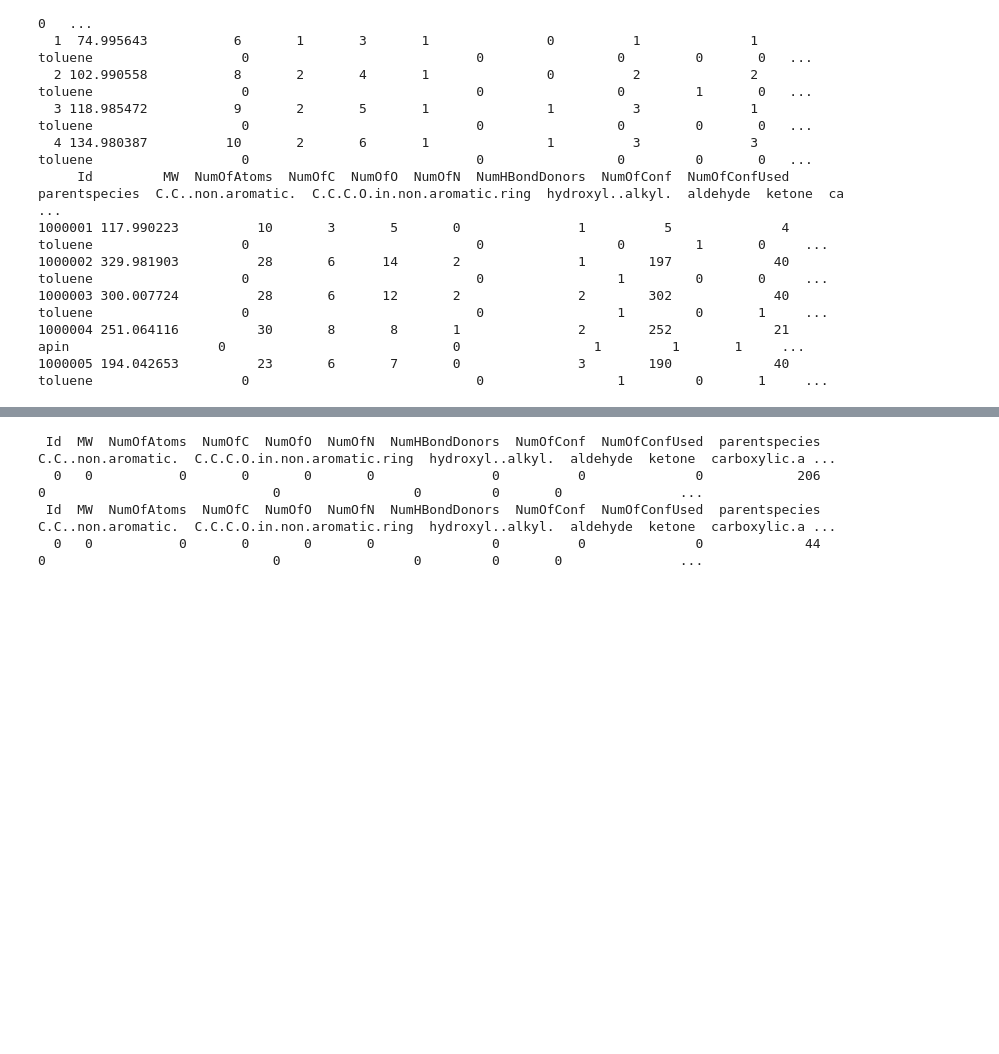
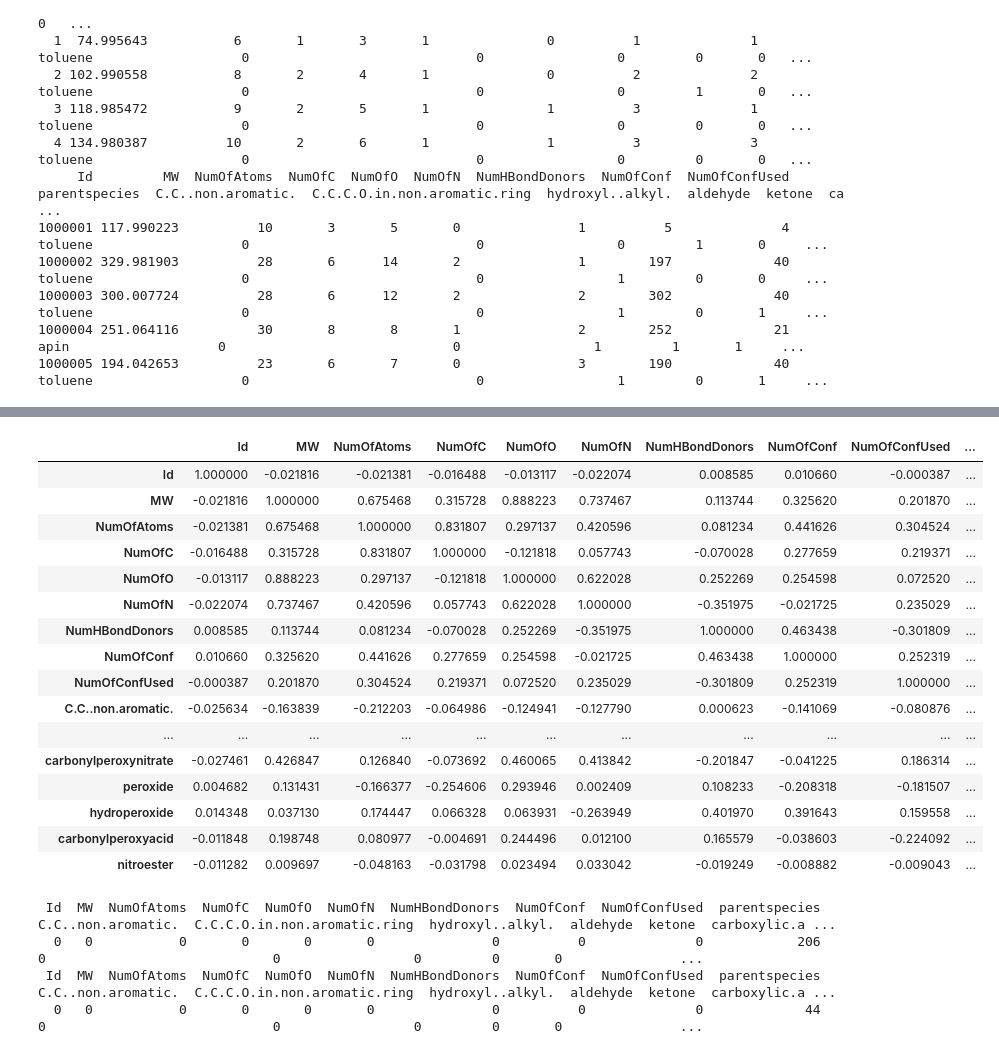
Before and after one commit to mventonen/ml-term-project, a Jupyter notebook: mlproject1.ipynb, the cells around one changed output, grey strips where cells are left out. Saved outputs shown, nothing was run; the diff lists cells and outputs as text; code cells hidden in the pictures; blank space fills up the shorter version.

```diff
--- a/mlproject1.ipynb
+++ b/mlproject1.ipynb
@@ -31,3 +58,29 @@ print(test_df.head().to_string(index=False))
+# %%
+# Check correlation matrix train
+test_no_parent_species = test_df.drop("parentspecies",axis=1)
+
+rs = np.random.RandomState(0)
+df = pd.DataFrame(rs.rand(10, 10))
+corr = test_no_parent_species.corr()
+corr.style.background_gradient(cmap='coolwarm')
+# %% [output]
+|  | Id | MW | NumOfAtoms | NumOfC | NumOfO | NumOfN | NumHBondDonors | NumOfConf | NumOfConfUsed | ... |
+| Id | 1.000000 | -0.021816 | -0.021381 | -0.016488 | -0.013117 | -0.022074 | 0.008585 | 0.010660 | -0.000387 | ... |
+| MW | -0.021816 | 1.000000 | 0.675468 | 0.315728 | 0.888223 | 0.737467 | 0.113744 | 0.325620 | 0.201870 | ... |
+| NumOfAtoms | -0.021381 | 0.675468 | 1.000000 | 0.831807 | 0.297137 | 0.420596 | 0.081234 | 0.441626 | 0.304524 | ... |
+| NumOfC | -0.016488 | 0.315728 | 0.831807 | 1.000000 | -0.121818 | 0.057743 | -0.070028 | 0.277659 | 0.219371 | ... |
+| NumOfO | -0.013117 | 0.888223 | 0.297137 | -0.121818 | 1.000000 | 0.622028 | 0.252269 | 0.254598 | 0.072520 | ... |
+| NumOfN | -0.022074 | 0.737467 | 0.420596 | 0.057743 | 0.622028 | 1.000000 | -0.351975 | -0.021725 | 0.235029 | ... |
+| NumHBondDonors | 0.008585 | 0.113744 | 0.081234 | -0.070028 | 0.252269 | -0.351975 | 1.000000 | 0.463438 | -0.301809 | ... |
+| NumOfConf | 0.010660 | 0.325620 | 0.441626 | 0.277659 | 0.254598 | -0.021725 | 0.463438 | 1.000000 | 0.252319 | ... |
+| NumOfConfUsed | -0.000387 | 0.201870 | 0.304524 | 0.219371 | 0.072520 | 0.235029 | -0.301809 | 0.252319 | 1.000000 | ... |
+| C.C..non.aromatic. | -0.025634 | -0.163839 | -0.212203 | -0.064986 | -0.124941 | -0.127790 | 0.000623 | -0.141069 | -0.080876 | ... |
+| ... | ... | ... | ... | ... | ... | ... | ... | ... | ... | ... |
+| carbonylperoxynitrate | -0.027461 | 0.426847 | 0.126840 | -0.073692 | 0.460065 | 0.413842 | -0.201847 | -0.041225 | 0.186314 | ... |
+| peroxide | 0.004682 | 0.131431 | -0.166377 | -0.254606 | 0.293946 | 0.002409 | 0.108233 | -0.208318 | -0.181507 | ... |
+| hydroperoxide | 0.014348 | 0.037130 | 0.174447 | 0.066328 | 0.063931 | -0.263949 | 0.401970 | 0.391643 | 0.159558 | ... |
+| carbonylperoxyacid | -0.011848 | 0.198748 | 0.080977 | -0.004691 | 0.244496 | 0.012100 | 0.165579 | -0.038603 | -0.224092 | ... |
+| nitroester | -0.011282 | 0.009697 | -0.048163 | -0.031798 | 0.023494 | 0.033042 | -0.019249 | -0.008882 | -0.009043 | ... |
 # %%
 
 # missing values
```
Also changed, not shown: parts of 6 cells of this notebook.
